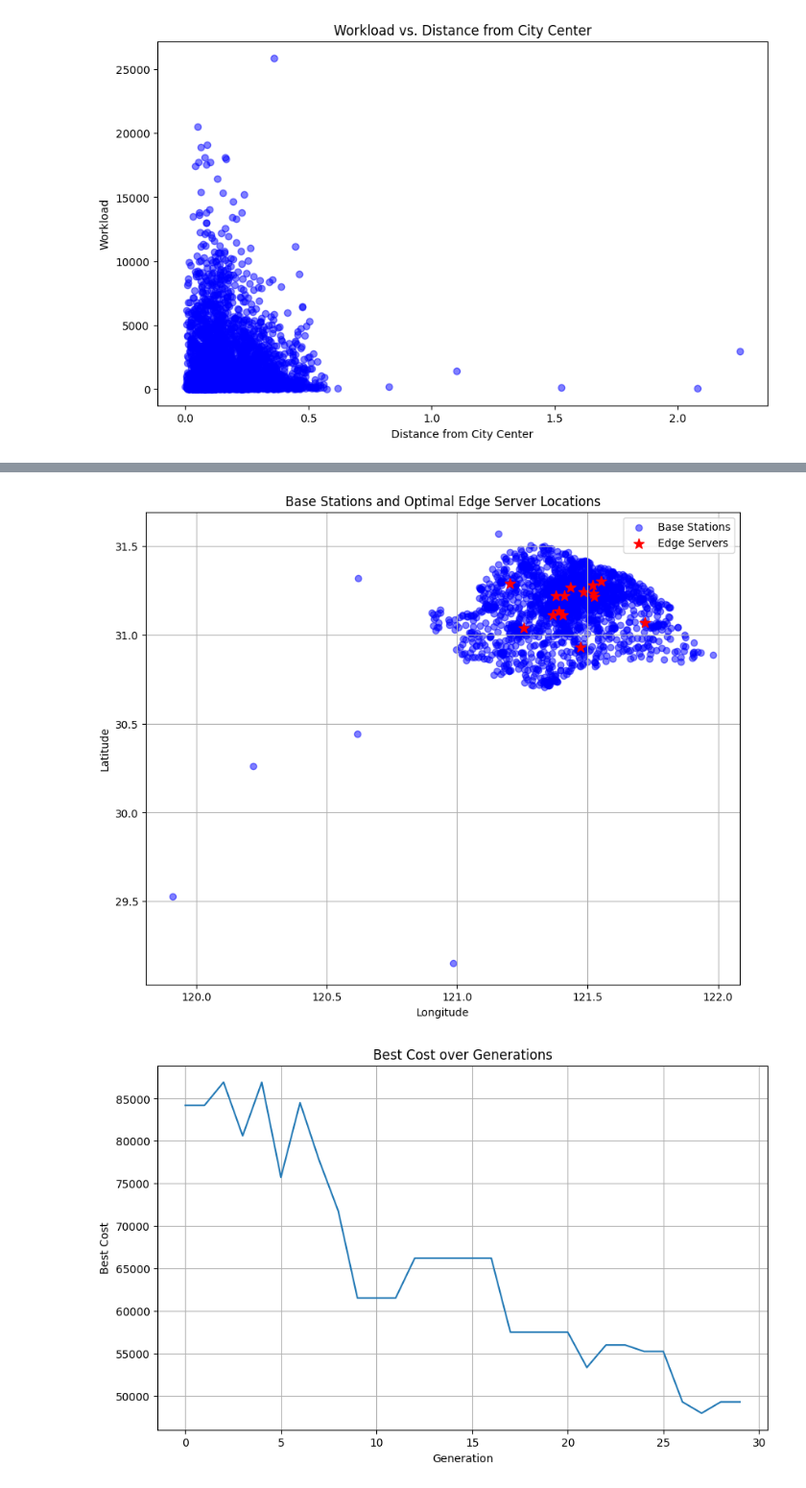
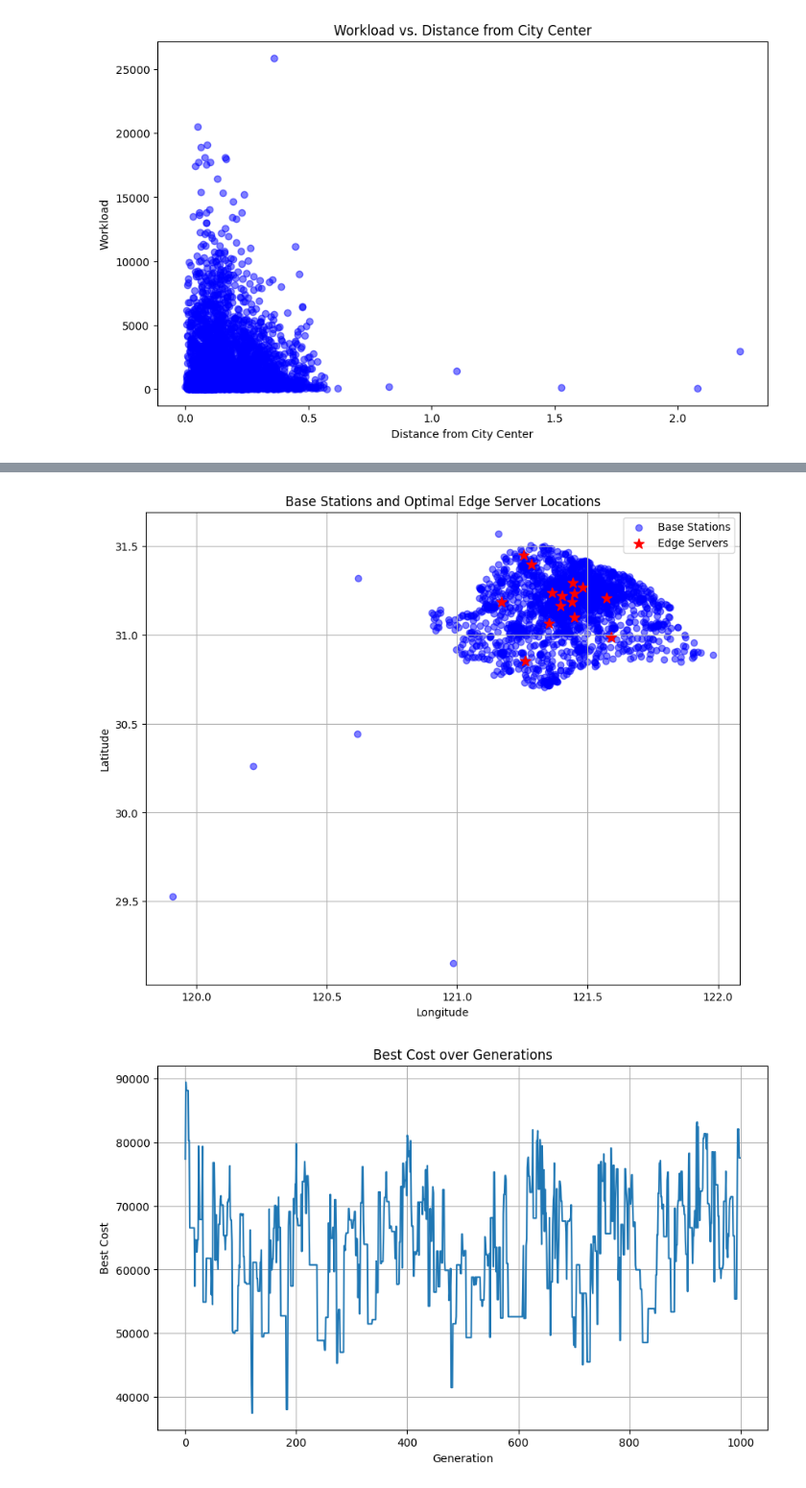
Before and after one commit to Vishesh0504/Edge-Server-Placement, a Jupyter notebook: edge-server-placement.ipynb, the cells around one changed output, grey strips where cells are left out. Shown: that part at 96% size. Saved outputs shown, nothing was run; the diff lists cells and outputs as text; code cells hidden in the pictures.

Commit message:
Kaggle Notebook | Edge Server Placement | Version 1

```diff
--- a/edge-server-placement.ipynb
+++ b/edge-server-placement.ipynb
@@ -257,0 +272,7 @@ def calculate_cost(placement, base_stations, num_edge_servers, beta=0.5):
+# %%
+from joblib import Parallel, delayed
+
+def evaluate_population_joblib(population, base_stations, num_edge_servers, beta):
+    fitness_scores = Parallel(n_jobs=-1)(delayed(calculate_cost)(ind, base_stations, num_edge_servers, beta)
+                                         for ind in population)
+    return fitness_scores
@@ -280,11 +315,14 @@ def genetic_algorithm(base_stations, num_edge_servers, population_size, num_gene
         return individual
 
     population = [create_individual() for _ in range(population_size)]
-    best_costs = []
+    cost_history = []
+    global_best_individual = None
+    global_best_cost = float('inf')
 
     for _ in range(num_generations):
         print("Current iteration :",_)
-        fitness_scores = [1 / calculate_cost(ind, base_stations, num_edge_servers, beta) for ind in population]
+        fitness_scores = evaluate_population_joblib(population, base_stations, num_edge_servers, beta)
+        fitness_scores = [1 / cost for cost in fitness_scores]
         total_fitness = sum(fitness_scores)
         selection_probs = [score / total_fitness for score in fitness_scores]
 
@@ -294,15 +332,18 @@ def genetic_algorithm(base_stations, num_edge_servers, population_size, num_gene
             parent2 = random.choices(population, weights=selection_probs)[0]
             child = crossover(parent1, parent2)
             child = mutate(child)
-            print("Child to append",child)
+            # print("Child to append",child)
             new_population.append(child)
 
         population = new_population
         best_individual = min(population, key=lambda x: calculate_cost(x, base_stations, num_edge_servers, beta))
         best_cost = calculate_cost(best_individual, base_stations, num_edge_servers, beta)
-        best_costs.append(best_cost)
+        if best_cost<global_best_cost:
+            global_best_cost = best_cost
+            global_best_individual = best_individual
+        cost_history.append(best_cost)
 
     return best_individual, best_costs
 # %%
-# best_individuals,best_costs = genetic_algorithm(base_stations,15,50,30)
-best_individuals,best_costs = joblib.load('/kaggle/input/edge-server-placement-ga-outputs/ga_results.pkl')
+best_individual, best_costs = genetic_algorithm(base_stations,150,100,300)
+# best_individuals,best_costs = joblib.load('/kaggle/input/edge-server-placement-ga-outputs/ga_results.pkl')
@@ -310,7 +369,7 @@ best_individuals,best_costs = joblib.load('/kaggle/input/edge-server-placement-g
 # joblib.dump((best_individuals,best_costs),'ga_results.pkl')
 # %%
 
-def plot_edge_server_locations(base_stations, best_individuals):
+def plot_edge_server_locations(base_stations, best_individual):
     plt.figure(figsize=(10, 8))
     plt.scatter(base_stations['longitude'], base_stations['latitude'],
                 c='blue', alpha=0.5, label='Base Stations')
@@ -335,11 +394,11 @@ def plot_best_costs(best_costs):
     plt.grid(True)
     plt.show()
 # %%
-plot_edge_server_locations(base_stations, best_individuals)
+plot_edge_server_locations(base_stations, best_individual)
 plot_best_costs(best_costs)
 # %% [output]
-[figure, old version]
+[figure, new version]
-[figure, old version]
+[figure, new version]
 # %%
 def calculate_metrics(base_stations, best_individual):
     edge_servers = base_stations.iloc[best_individual]
```
Also changed, not shown: parts of 11 cells of this notebook.
